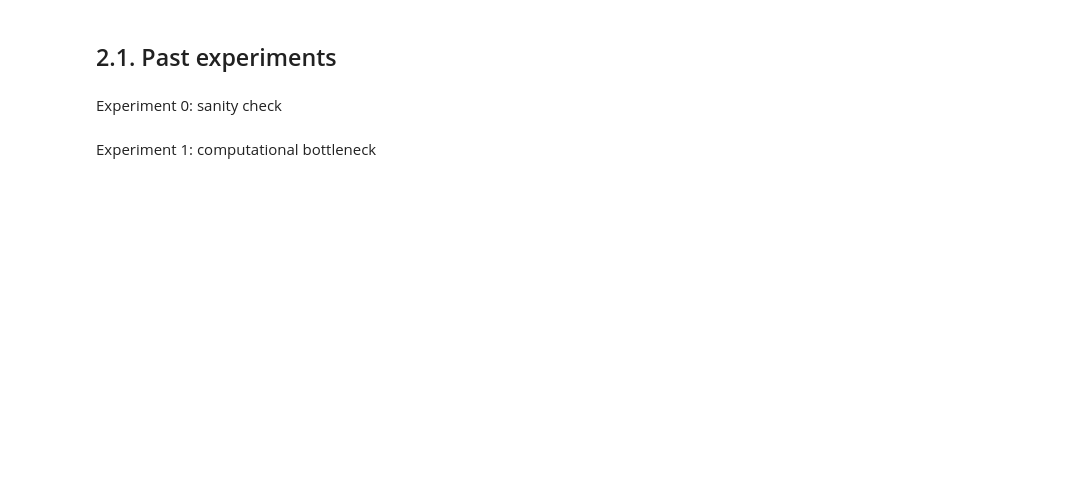
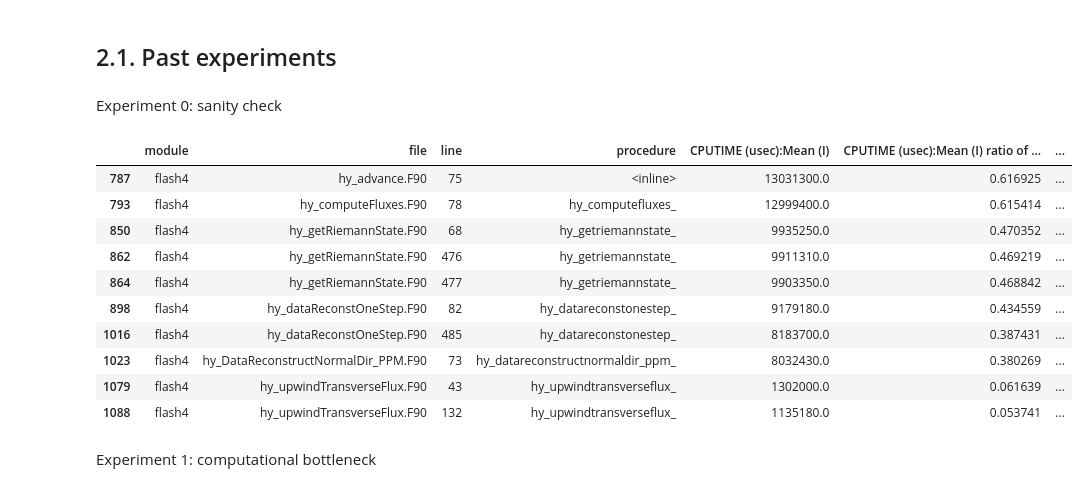
Before and after one commit to mbdevpl/docker-transpyle-flash, a Jupyter notebook: profile_flash.ipynb, the cells around one changed output. Cells and saved outputs as stored; diff of their text form; code cells hidden in the pictures; blank space fills up the shorter version.

```diff
--- a/profile_flash.ipynb
+++ b/profile_flash.ipynb
@@ -192,5 +215,19 @@ NotImplementedError: ('Pr', {'i': '5', 's': '38534', 'l': '43', 'lm': '2', 'f':
 ## 2.1. Past experiments
 # %% [markdown]
 Experiment 0: sanity check
+# %%
+hot_paths['Sedov',].compact[-10:]
+# %% [output]
+|  | module | file | line | procedure | CPUTIME (usec):Mean (I) | CPUTIME (usec):Mean (I) ratio of ... | ... |
+| 787 | flash4 | hy_advance.F90 | 75 | <inline> | 13031300.0 | 0.616925 | ... |
+| 793 | flash4 | hy_computeFluxes.F90 | 78 | hy_computefluxes_ | 12999400.0 | 0.615414 | ... |
+| 850 | flash4 | hy_getRiemannState.F90 | 68 | hy_getriemannstate_ | 9935250.0 | 0.470352 | ... |
+| 862 | flash4 | hy_getRiemannState.F90 | 476 | hy_getriemannstate_ | 9911310.0 | 0.469219 | ... |
+| 864 | flash4 | hy_getRiemannState.F90 | 477 | hy_getriemannstate_ | 9903350.0 | 0.468842 | ... |
+| 898 | flash4 | hy_dataReconstOneStep.F90 | 82 | hy_datareconstonestep_ | 9179180.0 | 0.434559 | ... |
+| 1016 | flash4 | hy_dataReconstOneStep.F90 | 485 | hy_datareconstonestep_ | 8183700.0 | 0.387431 | ... |
+| 1023 | flash4 | hy_DataReconstructNormalDir_PPM.F90 | 73 | hy_datareconstructnormaldir_ppm_ | 8032430.0 | 0.380269 | ... |
+| 1079 | flash4 | hy_upwindTransverseFlux.F90 | 43 | hy_upwindtransverseflux_ | 1302000.0 | 0.061639 | ... |
+| 1088 | flash4 | hy_upwindTransverseFlux.F90 | 132 | hy_upwindtransverseflux_ | 1135180.0 | 0.053741 | ... |
 # %% [markdown]
 Experiment 1: computational bottleneck
```
Also changed, not shown: parts of 61 cells of this notebook, 3 other files.
